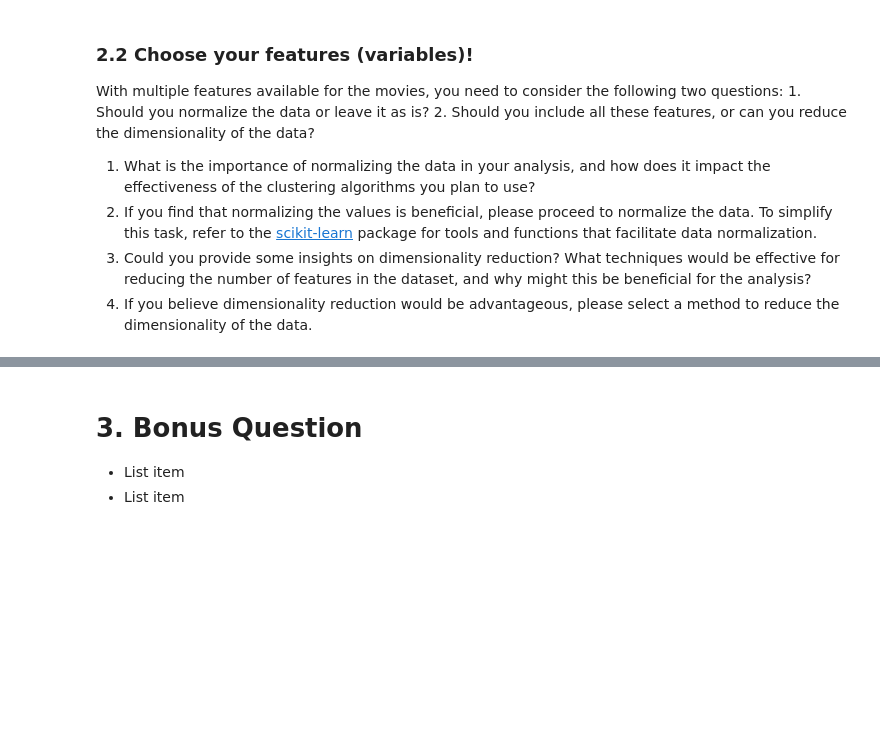
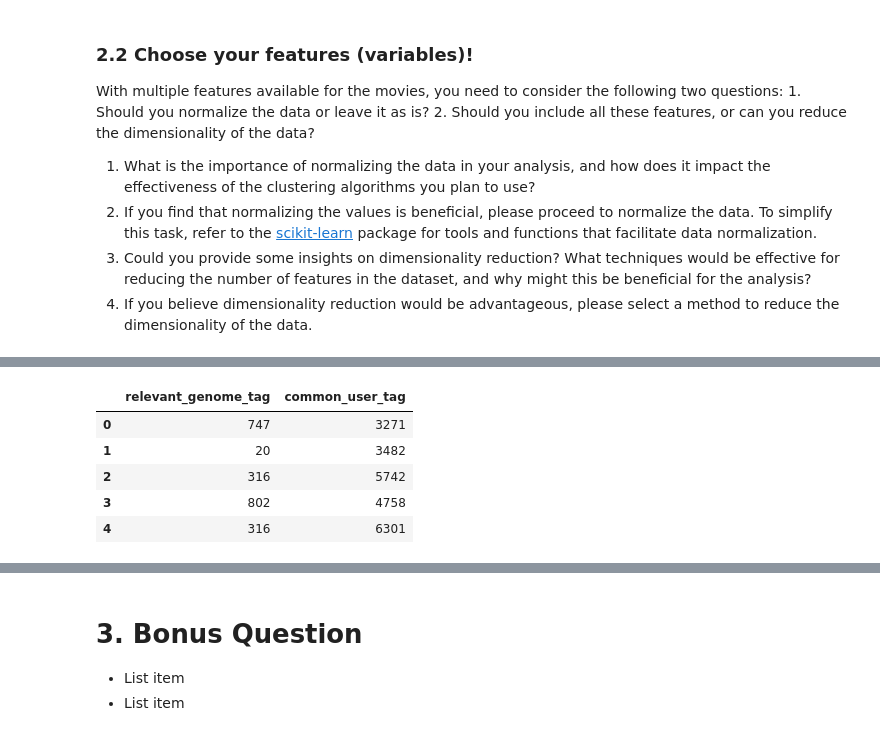
Before and after one commit to khalmatay/ADM-HW4, a Jupyter notebook: main.ipynb, the cells around one changed output, grey strips where cells are left out. Cells and saved outputs as stored; diff of their text form; code cells hidden in the pictures; blank space fills up the shorter version.

```diff
--- a/main.ipynb
+++ b/main.ipynb
@@ -557,0 +609,8 @@ With multiple features available for the movies, you need to consider the follow
+# %%
+numerical_features = ["ratings_avg", "rating_count", "year", "title_length"]
+scaler = MinMaxScaler()
+movie_data[numerical_features] = scaler.fit_transform(movie_data[numerical_features])
+
+# Check the normalized data
+print("Normalized numerical features:")
+print(movie_data[numerical_features].head())
@@ -557,0 +651,19 @@ With multiple features available for the movies, you need to consider the follow
+# %%
+from sklearn.preprocessing import LabelEncoder
+
+# Создаем LabelEncoder для обработки текстовых признаков
+label_encoder = LabelEncoder()
+
+# Применяем Label Encoding к колонкам с тегами
+for col in ['relevant_genome_tag', 'common_user_tag']:
+    movie_data[col] = label_encoder.fit_transform(movie_data[col].fillna("Unknown"))
+
+# Проверяем результат
+movie_data[['relevant_genome_tag', 'common_user_tag']].head()
+# %% [output]
+|  | relevant_genome_tag | common_user_tag |
+| 0 | 747 | 3271 |
+| 1 | 20 | 3482 |
+| 2 | 316 | 5742 |
+| 3 | 802 | 4758 |
+| 4 | 316 | 6301 |
```
Also changed, not shown: parts of 20 cells of this notebook.
